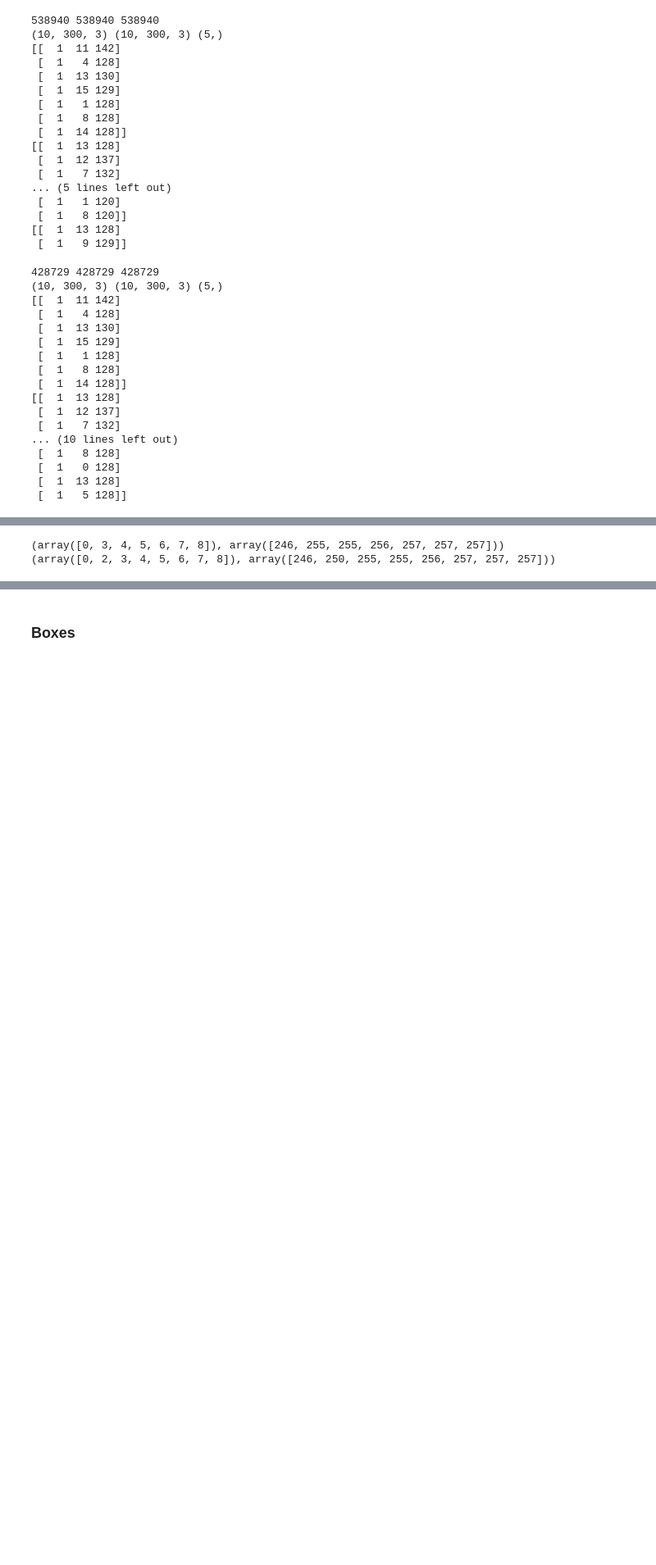
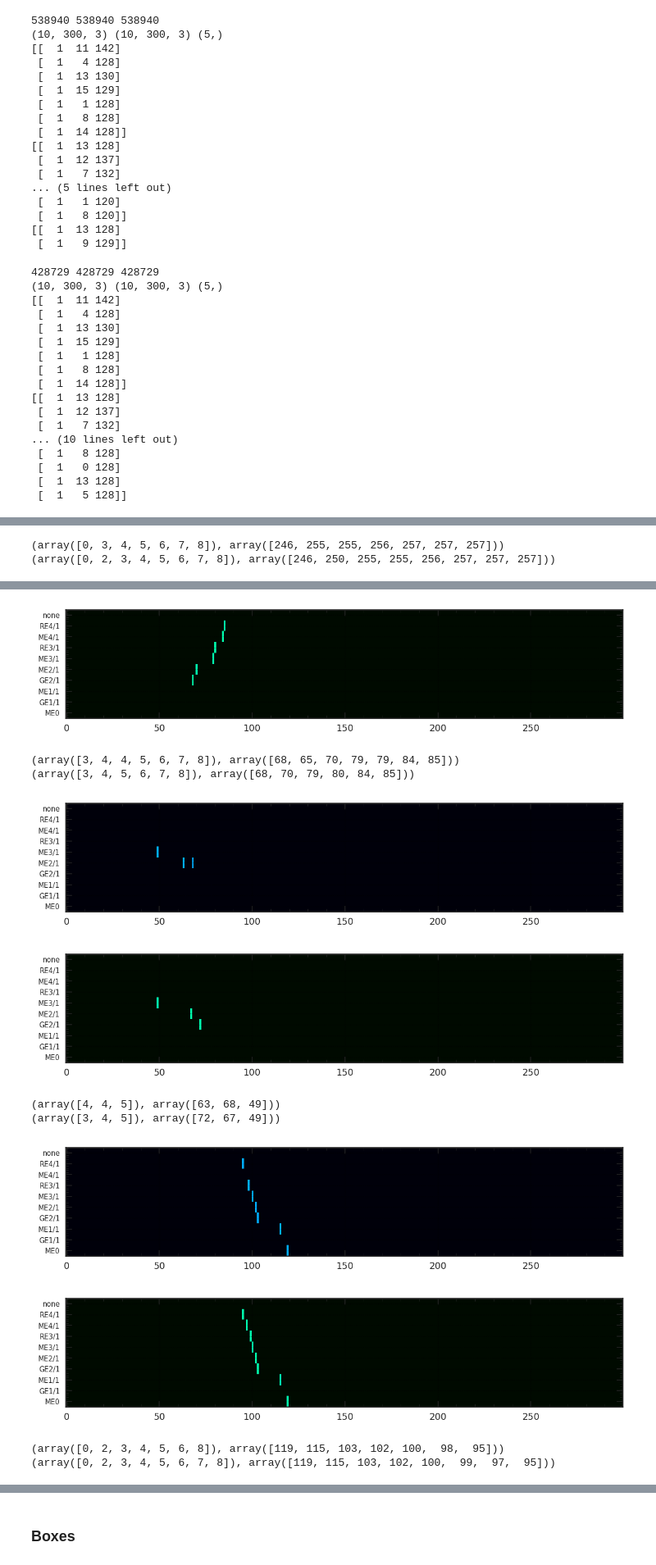
Before and after one commit to srosenzweig09/L1TMuonSimulationsMar2017, a Jupyter notebook: Analyzers/test9/cnn_training_boxes5.ipynb, the cells around one changed output, grey strips where cells are left out. Shown at 82% size. Drawn from its saved outputs; the diff is of its cells as text; code cells hidden in the pictures; blank space fills up the shorter version.

```diff
--- a/Analyzers/test9/cnn_training_boxes5.ipynb
+++ b/Analyzers/test9/cnn_training_boxes5.ipynb
@@ -397,12 +420,12 @@ def display_image(zone, img, cmap=blue_hot, figsize=(10,2)):
   ax.set_yticklabels(zone_row_labels[zone], fontsize=7)
   plt.show()
 # %%
-ievt = 0
-display_image(zone, images[ievt])
-display_image(zone, images_gt[ievt], cmap=green_hot)
+for ievt in range(4):
+  display_image(zone, images[ievt])
+  display_image(zone, images_gt[ievt], cmap=green_hot)
 
-print(np.nonzero(images[ievt][...,0]))
-print(np.nonzero(images_gt[ievt][...,0]))
+  print(np.nonzero(images[ievt][...,0]))
+  print(np.nonzero(images_gt[ievt][...,0]))
 # %% [output]
 [figure]
 [figure]
@@ -410,0 +435,11 @@ print(np.nonzero(images_gt[ievt][...,0]))
+[figure, added]
+(array([3, 4, 4, 5, 6, 7, 8]), array([68, 65, 70, 79, 79, 84, 85]))
+(array([3, 4, 5, 6, 7, 8]), array([68, 70, 79, 80, 84, 85]))
+[figure, added]
+[figure, added]
+(array([4, 4, 5]), array([63, 68, 49]))
+(array([3, 4, 5]), array([72, 67, 49]))
+[figure, added]
+[figure, added]
+(array([0, 2, 3, 4, 5, 6, 8]), array([119, 115, 103, 102, 100,  98,  95]))
+(array([0, 2, 3, 4, 5, 6, 7, 8]), array([119, 115, 103, 102, 100,  99,  97,  95]))
```
Also changed, not shown: parts of 38 cells of this notebook, 1 other file.
